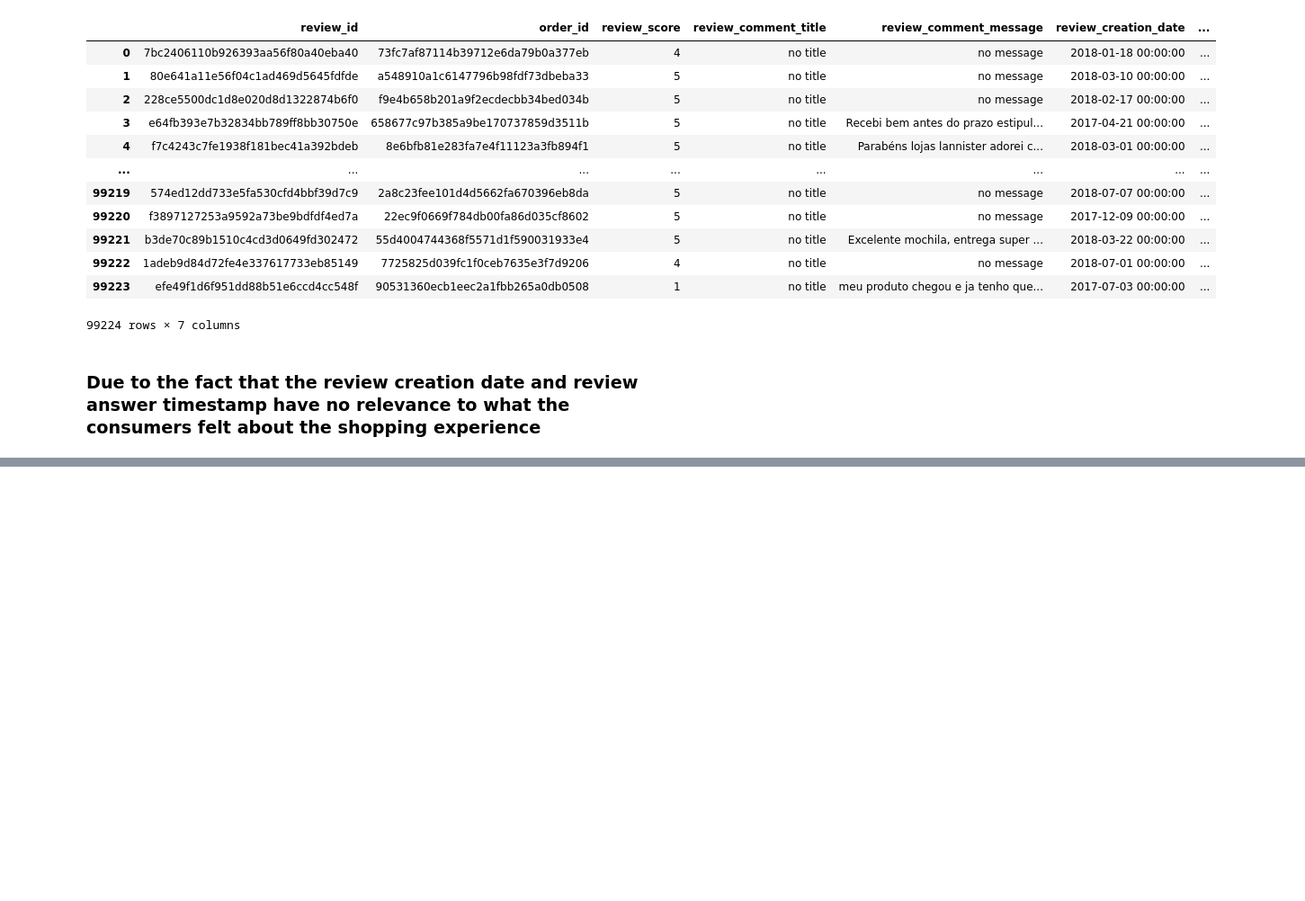
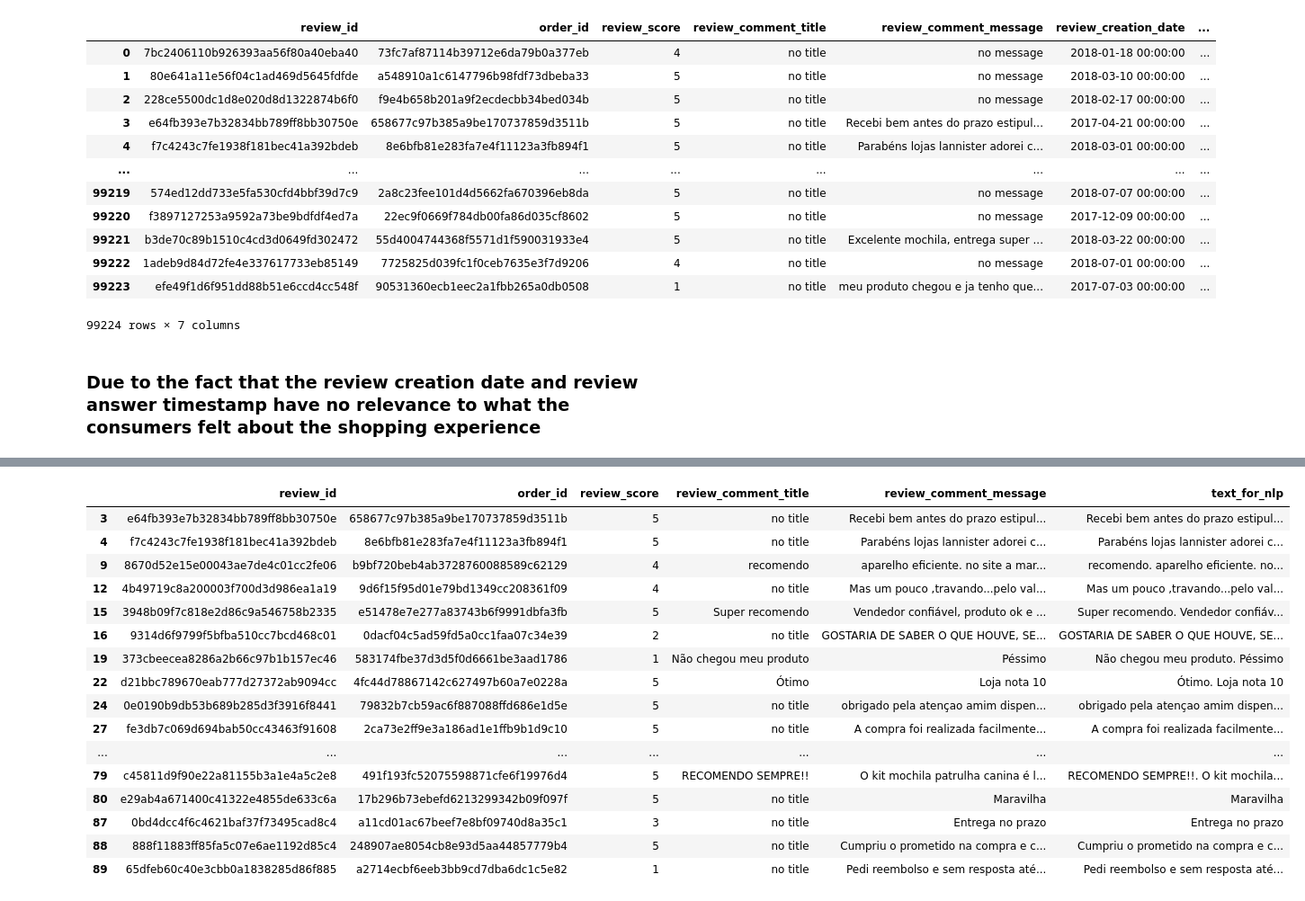
Before and after one commit to SamJ33/Ecom-Group06, a Jupyter notebook: Order_Reviews.ipynb, the cells around one changed output, grey strips where cells are left out. Shown at 90% size. Drawn from its saved outputs; the diff is of its cells as text; code cells hidden in the pictures; blank space fills up the shorter version.

```diff
--- a/Order_Reviews.ipynb
+++ b/Order_Reviews.ipynb
@@ -138,0 +192,2 @@ df_order_reviews.to_csv("df_order_reviews_cleaned.csv", index=False)
+# %%
+df_reviews.drop(columns=['review_creation_date','review_answer_timestamp'],inplace=True)
@@ -138,0 +210,2 @@ df_order_reviews.to_csv("df_order_reviews_cleaned.csv", index=False)
+# %%
+df_reviews['review_comment_title'] = df_reviews['review_comment_title'].fillna("no title")
@@ -138,0 +228,2 @@ df_order_reviews.to_csv("df_order_reviews_cleaned.csv", index=False)
+# %%
+df_reviews['review_comment_message'] = df_reviews['review_comment_message'].fillna("no message")
@@ -138,0 +246,44 @@ df_order_reviews.to_csv("df_order_reviews_cleaned.csv", index=False)
+# %%
+title_valid = (
+    df_reviews['review_comment_title'].notna() &
+    (df_reviews['review_comment_title'].str.strip().str.lower() != 'no title')
+)
+message_valid = (
+    df_reviews['review_comment_message'].notna() &
+    (df_reviews['review_comment_message'].str.strip().str.lower() != 'no message')
+)
+df_reviews['text_for_nlp'] = np.where(
+    title_valid & message_valid,
+    df_reviews['review_comment_title'].str.strip() + ". " +
+    df_reviews['review_comment_message'].str.strip(),
+    np.where(
+        title_valid,
+        df_reviews['review_comment_title'].str.strip(),
+        np.where(
+            message_valid,
+            df_reviews['review_comment_message'].str.strip(),
+            np.nan
+        )
+    )
+)
+df_nlp = df_reviews[df_reviews['text_for_nlp'].notna()].copy()
+# %%
+df_nlp.head(40)
+# %% [output]
+|  | review_id | order_id | review_score | review_comment_title | review_comment_message | text_for_nlp |
+| 3 | e64fb393e7b32834bb789ff8bb30750e | 658677c97b385a9be170737859d3511b | 5 | no title | Recebi bem antes do prazo estipul... | Recebi bem antes do prazo estipul... |
+| 4 | f7c4243c7fe1938f181bec41a392bdeb | 8e6bfb81e283fa7e4f11123a3fb894f1 | 5 | no title | Parabéns lojas lannister adorei c... | Parabéns lojas lannister adorei c... |
+| 9 | 8670d52e15e00043ae7de4c01cc2fe06 | b9bf720beb4ab3728760088589c62129 | 4 | recomendo | aparelho eficiente. no site a mar... | recomendo. aparelho eficiente. no... |
+| 12 | 4b49719c8a200003f700d3d986ea1a19 | 9d6f15f95d01e79bd1349cc208361f09 | 4 | no title | Mas um pouco ,travando...pelo val... | Mas um pouco ,travando...pelo val... |
+| 15 | 3948b09f7c818e2d86c9a546758b2335 | e51478e7e277a83743b6f9991dbfa3fb | 5 | Super recomendo | Vendedor confiável, produto ok e ... | Super recomendo. Vendedor confiáv... |
+| 16 | 9314d6f9799f5bfba510cc7bcd468c01 | 0dacf04c5ad59fd5a0cc1faa07c34e39 | 2 | no title | GOSTARIA DE SABER O QUE HOUVE, SE... | GOSTARIA DE SABER O QUE HOUVE, SE... |
+| 19 | 373cbeecea8286a2b66c97b1b157ec46 | 583174fbe37d3d5f0d6661be3aad1786 | 1 | Não chegou meu produto | Péssimo | Não chegou meu produto. Péssimo |
+| 22 | d21bbc789670eab777d27372ab9094cc | 4fc44d78867142c627497b60a7e0228a | 5 | Ótimo | Loja nota 10 | Ótimo. Loja nota 10 |
+| 24 | 0e0190b9db53b689b285d3f3916f8441 | 79832b7cb59ac6f887088ffd686e1d5e | 5 | no title | obrigado pela atençao amim dispen... | obrigado pela atençao amim dispen... |
+| 27 | fe3db7c069d694bab50cc43463f91608 | 2ca73e2ff9e3a186ad1e1ffb9b1d9c10 | 5 | no title | A compra foi realizada facilmente... | A compra foi realizada facilmente... |
+| ... | ... | ... | ... | ... | ... | ... |
+| 79 | c45811d9f90e22a81155b3a1e4a5c2e8 | 491f193fc52075598871cfe6f19976d4 | 5 | RECOMENDO SEMPRE!! | O kit mochila patrulha canina é l... | RECOMENDO SEMPRE!!. O kit mochila... |
+| 80 | e29ab4a671400c41322e4855de633c6a | 17b296b73ebefd6213299342b09f097f | 5 | no title | Maravilha | Maravilha |
+| 87 | 0bd4dcc4f6c4621baf37f73495cad8c4 | a11cd01ac67beef7e8bf09740d8a35c1 | 3 | no title | Entrega no prazo | Entrega no prazo |
+| 88 | 888f11883ff85fa5c07e6ae1192d85c4 | 248907ae8054cb8e93d5aa44857779b4 | 5 | no title | Cumpriu o prometido na compra e c... | Cumpriu o prometido na compra e c... |
+| 89 | 65dfeb60c40e3cbb0a1838285d86f885 | a2714ecbf6eeb3bb9cd7dba6dc1c5e82 | 1 | no title | Pedi reembolso e sem resposta até... | Pedi reembolso e sem resposta até... |
```
Also changed, not shown: parts of 42 cells of this notebook, 2 other files.
